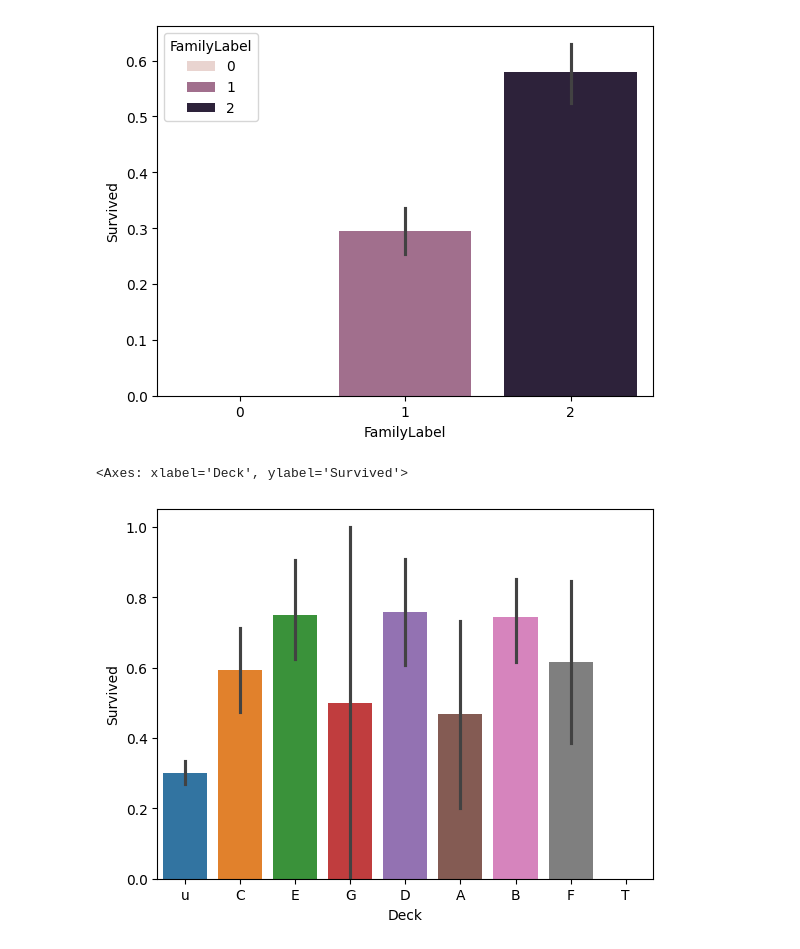
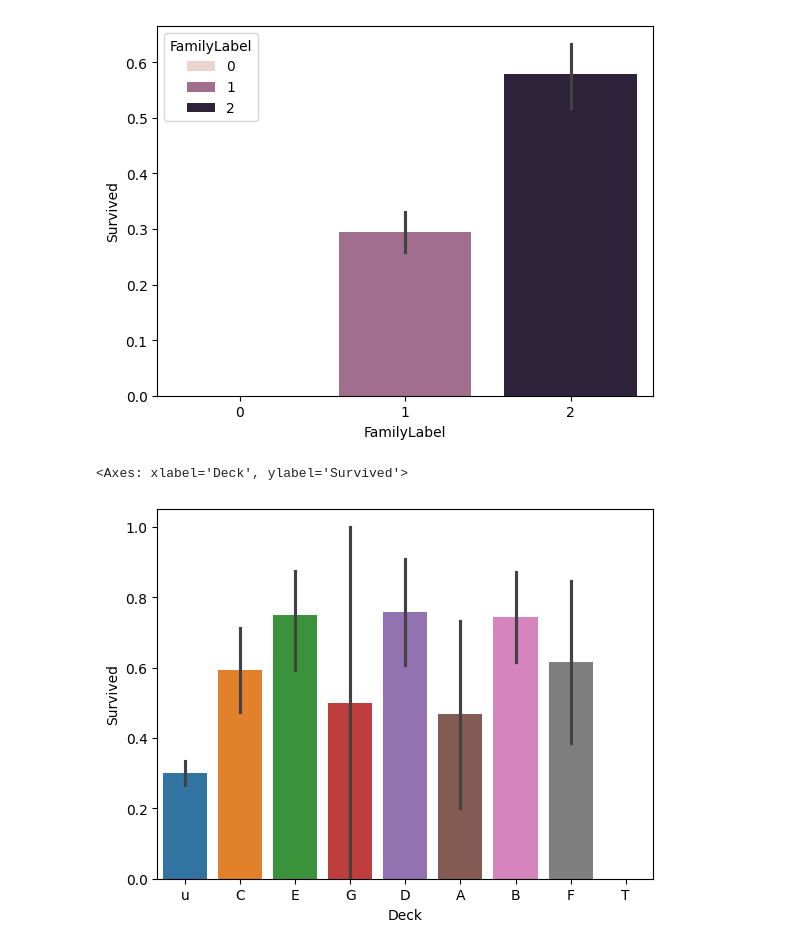
Before and after one commit to Sierraki/Solutions, a Jupyter notebook: Kaggle/titanic/darf.ipynb, the cells around one changed output. Cells and saved outputs as stored; diff of their text form; code cells hidden in the pictures.

```diff
--- a/Kaggle/titanic/darf.ipynb
+++ b/Kaggle/titanic/darf.ipynb
@@ -4,9 +4,10 @@ import numpy as np
 import matplotlib.pyplot as plt
 import seaborn as sns
 import warnings
+from sklearn.ensemble import RandomForestRegressor
 warnings.filterwarnings('ignore')
-
-train = pd.read_csv(r'S:\CodeDB\Solutions\Kaggle\titanic\train.csv')
-test = pd.read_csv(r'S:\CodeDB\Solutions\Kaggle\titanic\test.csv')
+train = pd.read_csv('train.csv')
+test = pd.read_csv('test.csv')
 PassengerId = test['PassengerId']
 all_data = pd.concat([train, test], ignore_index=True)
+train.head()
@@ -119,22 +129,22 @@ train.groupby(['Embarked'])[['Pclass']].count()
 # %%
-train['Title'] = train['Name'].apply(lambda x:x.split(',')[1].split('.')[0].strip())
-# train
+all_data['Title'] = all_data['Name'].apply(lambda x: x.split(',')[1].split('.')[0].strip())
+# all_data
 Title_Dict = {}
 Title_Dict.update(dict.fromkeys(['Capt', 'Col', 'Major', 'Dr', 'Rev'], 'Officer'))
 Title_Dict.update(dict.fromkeys(['Don', 'Sir', 'the Countess', 'Dona', 'Lady'], 'Royalty'))
 Title_Dict.update(dict.fromkeys(['Mme', 'Ms', 'Mrs'], 'Mrs'))
 Title_Dict.update(dict.fromkeys(['Mlle', 'Miss'], 'Miss'))
 Title_Dict.update(dict.fromkeys(['Mr'], 'Mr'))
-Title_Dict.update(dict.fromkeys(['Master','Jonkheer'], 'Master'))
+Title_Dict.update(dict.fromkeys(['Master', 'Jonkheer'], 'Master'))
 
-train['Title'] = train['Title'].map(Title_Dict)
-sns.barplot(x="Title", y="Survived", data=train,hue="Title")
+all_data['Title'] = all_data['Title'].map(Title_Dict)
+sns.barplot(x="Title", y="Survived", data=all_data, hue="Title")
 # %% [output]
 <Axes: xlabel='Title', ylabel='Survived'>
 [figure]
 # %%
-train['FamilySize'] = train['SibSp'] + train['Parch'] + 1
-sns.barplot(data=train, x='FamilySize', y='Survived',hue='FamilySize')
+all_data['FamilySize'] = all_data['SibSp'] + all_data['Parch'] + 1
+sns.barplot(data=all_data, x='FamilySize', y='Survived', hue='FamilySize')
 # %% [output]
 <Axes: xlabel='FamilySize', ylabel='Survived'>
 [figure]
@@ -146,17 +156,17 @@ def Fam_label(s):
         return 1
     elif (s > 7):
         return 0
-train['FamilyLabel'] = train['FamilySize'].apply(Fam_label)
-sns.barplot(x="FamilyLabel", y="Survived", data=train,hue="FamilyLabel")
+all_data['FamilyLabel'] = all_data['FamilySize'].apply(Fam_label)
+sns.barplot(x="FamilyLabel", y="Survived", data=all_data, hue="FamilyLabel")
 # %% [output]
 <Axes: xlabel='FamilyLabel', ylabel='Survived'>
 [figure]
 # %%
-train['Cabin']=train['Cabin'].fillna('unkonwn')
-# res=train['Cabin'].str[0]
-# train['Deck'] = res.apply(lambda x: x if x != 'u' else 'unknown')
-train['Deck'] = train['Cabin'].str.get(0)
-sns.barplot(x='Deck',y='Survived',data=train,hue='Deck')
+all_data['Cabin'] = all_data['Cabin'].fillna('unkonwn')
+# res=all_data['Cabin'].str[0]
+# all_data['Deck'] = res.apply(lambda x: x if x != 'u' else 'unknown')
+all_data['Deck'] = all_data['Cabin'].str.get(0)
+sns.barplot(x='Deck', y='Survived', data=all_data, hue='Deck')
 # %% [output]
 <Axes: xlabel='Deck', ylabel='Survived'>
-[figure, old version]
+[figure, new version]
```
Also changed, not shown: parts of 32 cells of this notebook, 5 other files.
